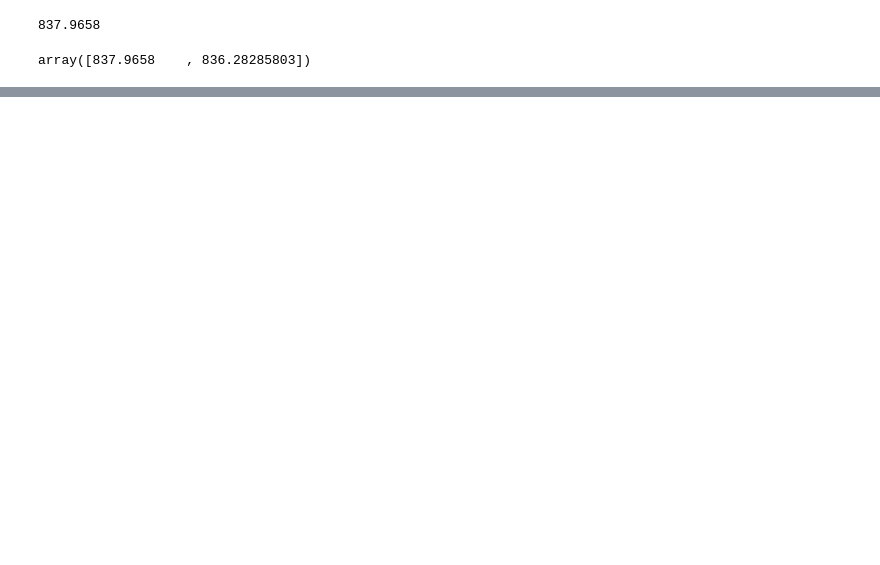
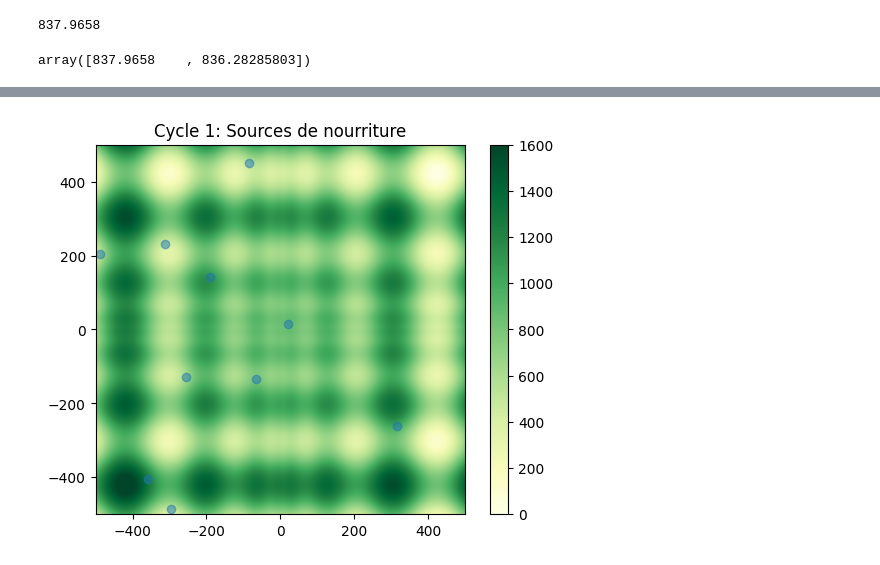
Before and after one commit to Electrom500/Metaheuristiques, a Jupyter notebook: abeilles/abeilles.ipynb, the cells around one changed output, grey strips where cells are left out. Saved outputs shown, nothing was run; the diff lists cells and outputs as text; code cells hidden in the pictures; blank space fills up the shorter version.

```diff
--- a/abeilles/abeilles.ipynb
+++ b/abeilles/abeilles.ipynb
@@ -61,5 +67,0 @@ array([[ 837.9658    ,  848.7920513 ,  859.67188675, ..., 1177.43803032,
-# %%
-fig, ax = plt.subplots()
-
-img = ax.imshow(Z)
-ax.axis("off")
@@ -84,0 +202,5 @@ plt.show()
+# %%
+fig = plot_bees(Z, sources, title="Cycle 1: Sources de nourriture")
+fig.savefig(path / "1_init_sources.png", dpi=300, transparent=True, bbox_inches="tight")
+# %% [output]
+[figure, added]
```
Also changed, not shown: parts of 34 cells of this notebook, 2 other files.
